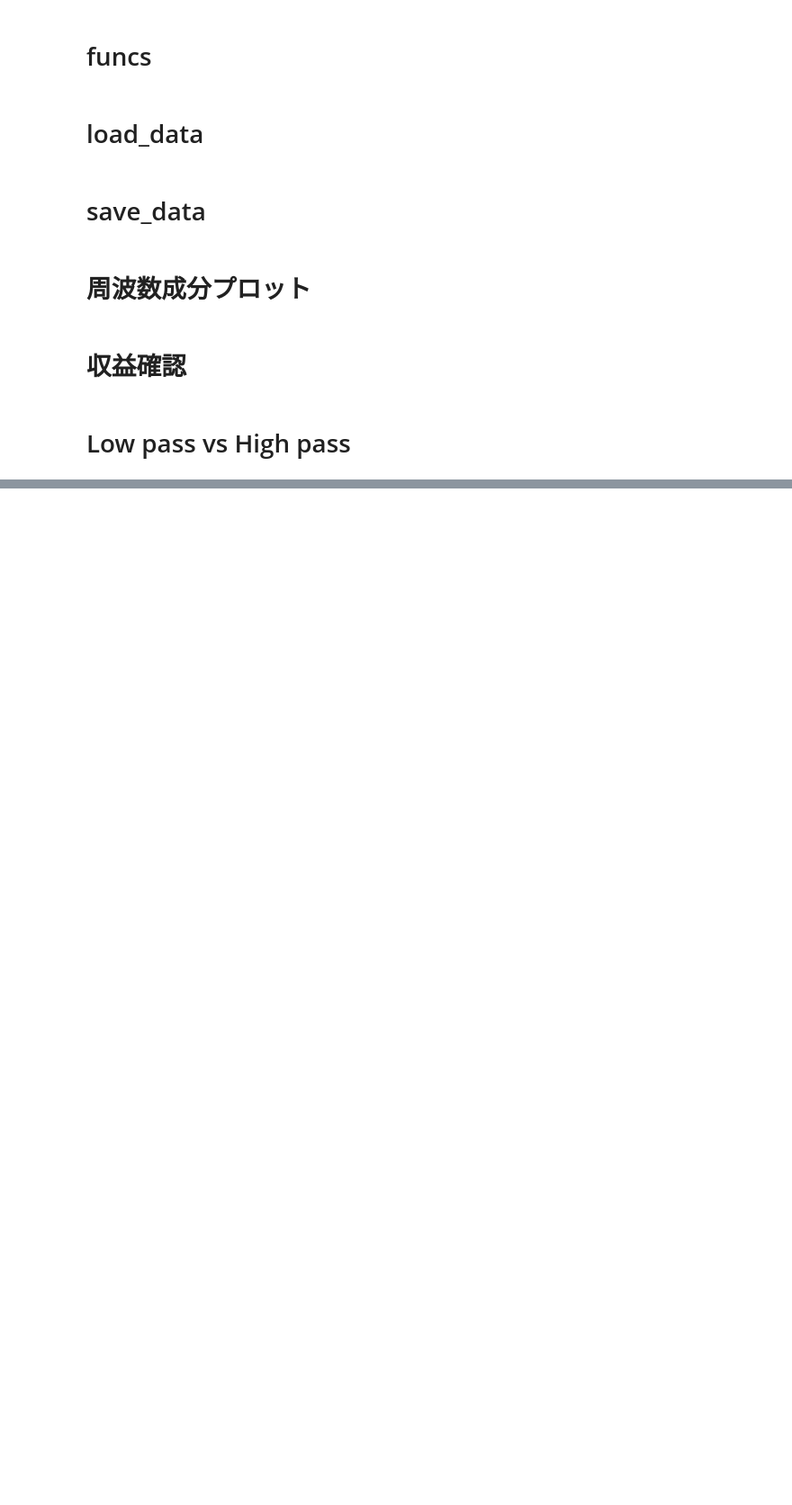
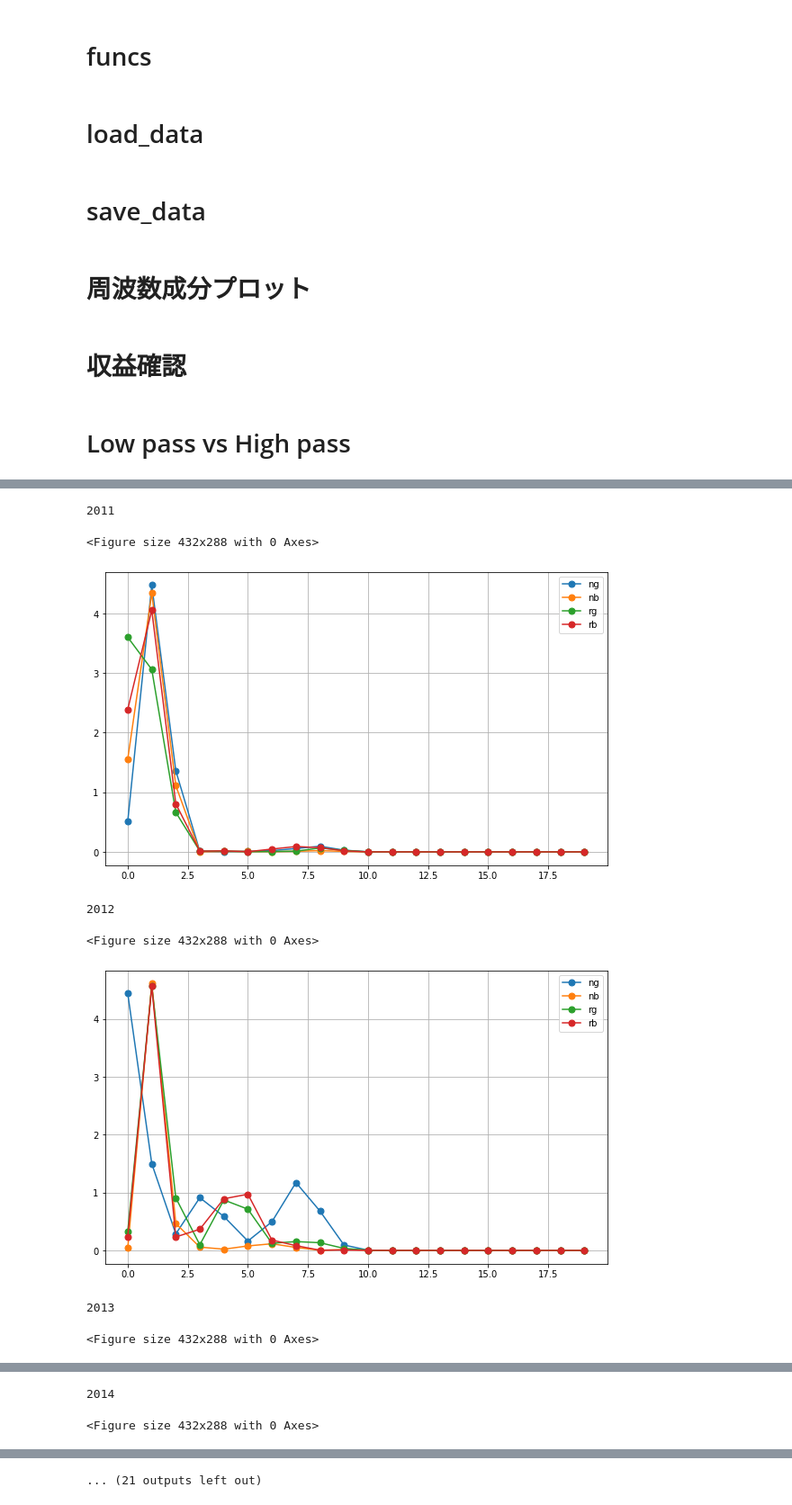
Before and after one commit to yodarjeering/New_XGB, a Jupyter notebook: FourieSimulation.ipynb, the cells around one changed output, grey strips where cells are left out. Shown at 90% size. Cells and saved outputs as stored; diff of their text form; code cells hidden in the pictures; blank space fills up the shorter version.

```diff
--- a/FourieSimulation.ipynb
+++ b/FourieSimulation.ipynb
@@ -346,0 +590,11 @@ print('mean profit rate : {0}'.format(mean_profit_rate))
+# %%
+plot_spectrum(ffs_dict)
+# %% [output]
+2011
+<Figure size 432x288 with 0 Axes>
+[figure, added]
+2012
+<Figure size 432x288 with 0 Axes>
+[figure, added]
+2013
+<Figure size 432x288 with 0 Axes>
@@ -346,0 +602,2 @@ print('mean profit rate : {0}'.format(mean_profit_rate))
+2014
+<Figure size 432x288 with 0 Axes>
@@ -346,0 +605 @@ print('mean profit rate : {0}'.format(mean_profit_rate))
+... (21 outputs left out)
```
Also changed, not shown: parts of 35 cells of this notebook.
